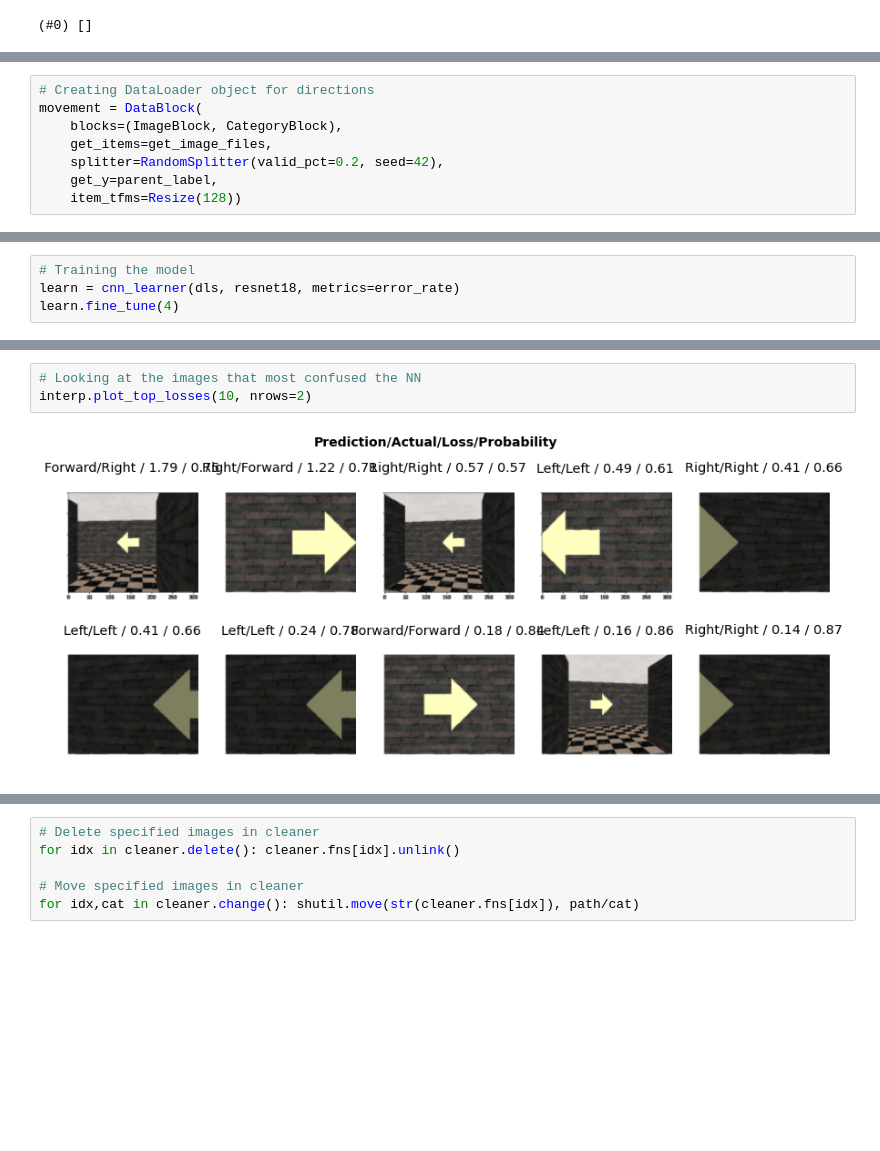
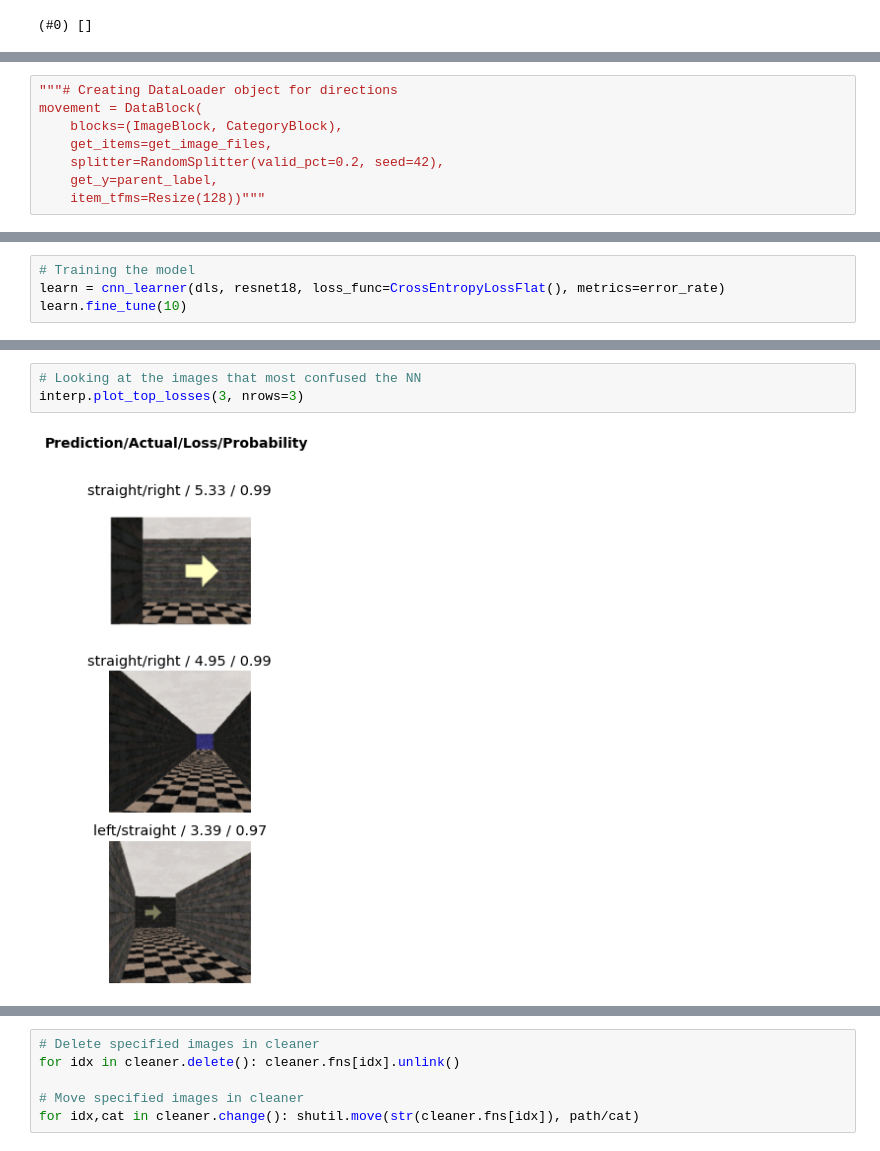
Before and after one commit to anthonyjclark/raycasting-simulation, a Jupyter notebook: Notebooks/FAI-NN-Marchese.ipynb, the cells around one changed output, grey strips where cells are left out. Saved outputs shown, nothing was run; the diff lists cells and outputs as text; blank space fills up the shorter version.

```diff
--- a/Notebooks/FAI-NN-Marchese.ipynb
+++ b/Notebooks/FAI-NN-Marchese.ipynb
@@ -24,8 +37,8 @@ failed
 # %%
-# Creating DataLoader object for directions
+"""# Creating DataLoader object for directions
 movement = DataBlock(
     blocks=(ImageBlock, CategoryBlock),
     get_items=get_image_files,
     splitter=RandomSplitter(valid_pct=0.2, seed=42),
     get_y=parent_label,
-    item_tfms=Resize(128))
+    item_tfms=Resize(128))"""
@@ -38,6 +53,6 @@ dls.valid.show_batch(max_n=10, nrows=2)
 # %%
 # Training the model
-learn = cnn_learner(dls, resnet18, metrics=error_rate)
-learn.fine_tune(4)
+learn = cnn_learner(dls, resnet18, loss_func=CrossEntropyLossFlat(), metrics=error_rate)
+learn.fine_tune(10)
 # %% [output]
 | epoch | train_loss | valid_loss | error_rate | time |
@@ -57,8 +78,8 @@ interp.plot_confusion_matrix()
 # %%
 # Looking at the images that most confused the NN
-interp.plot_top_losses(10, nrows=2)
+interp.plot_top_losses(3, nrows=3)
 # %% [output]
-[figure, old version]
+[figure, new version]
 # %%
 # Loading in GUI that helps clean the data set
 cleaner = ImageClassifierCleaner(learn)
```
Also changed, not shown: parts of 9 cells of this notebook, 2 other files.
